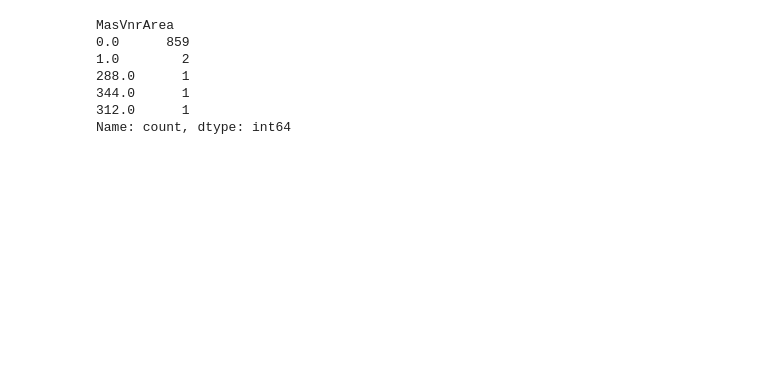
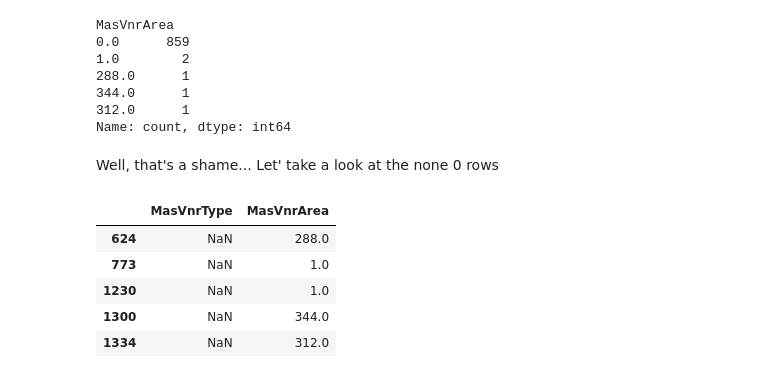
Before and after one commit to Rasengan-125/Ames-Housing, a Jupyter notebook: analysis.ipynb, the cells around one changed output. Cells and saved outputs as stored; diff of their text form; code cells hidden in the pictures; blank space fills up the shorter version.

```diff
--- a/analysis.ipynb
+++ b/analysis.ipynb
@@ -274,3 +281,14 @@ MasVnrArea
 344.0      1
 312.0      1
 Name: count, dtype: int64
+# %% [markdown]
+Well, that's a shame... Let' take a look at the none 0 rows
+# %%
+mismatch.loc[mismatch["MasVnrArea"] > 0, ["MasVnrType", "MasVnrArea"]]
+# %% [output]
+|  | MasVnrType | MasVnrArea |
+| 624 | NaN | 288.0 |
+| 773 | NaN | 1.0 |
+| 1230 | NaN | 1.0 |
+| 1300 | NaN | 344.0 |
+| 1334 | NaN | 312.0 |
```
Also changed, not shown: parts of 83 cells of this notebook, 2 other files.
